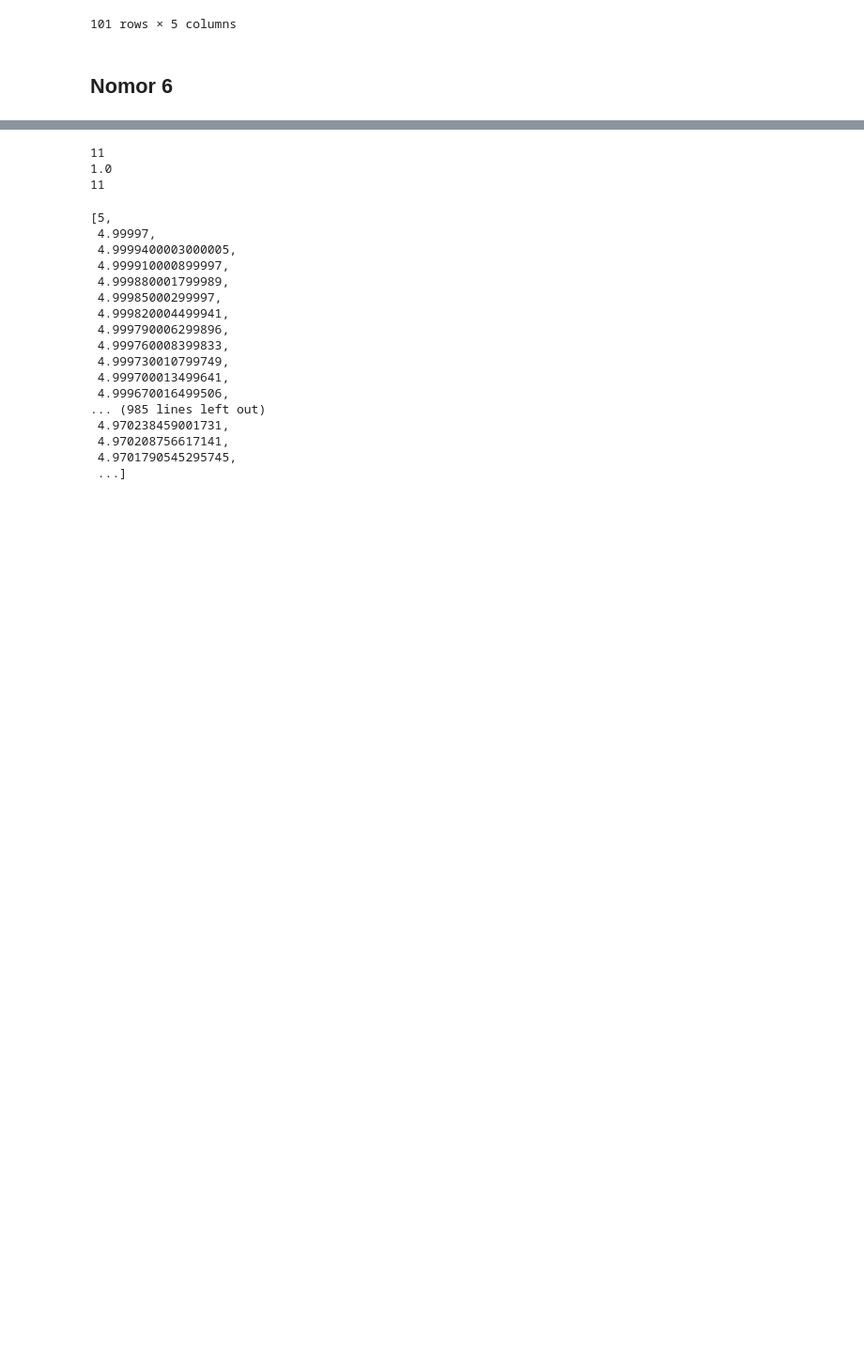
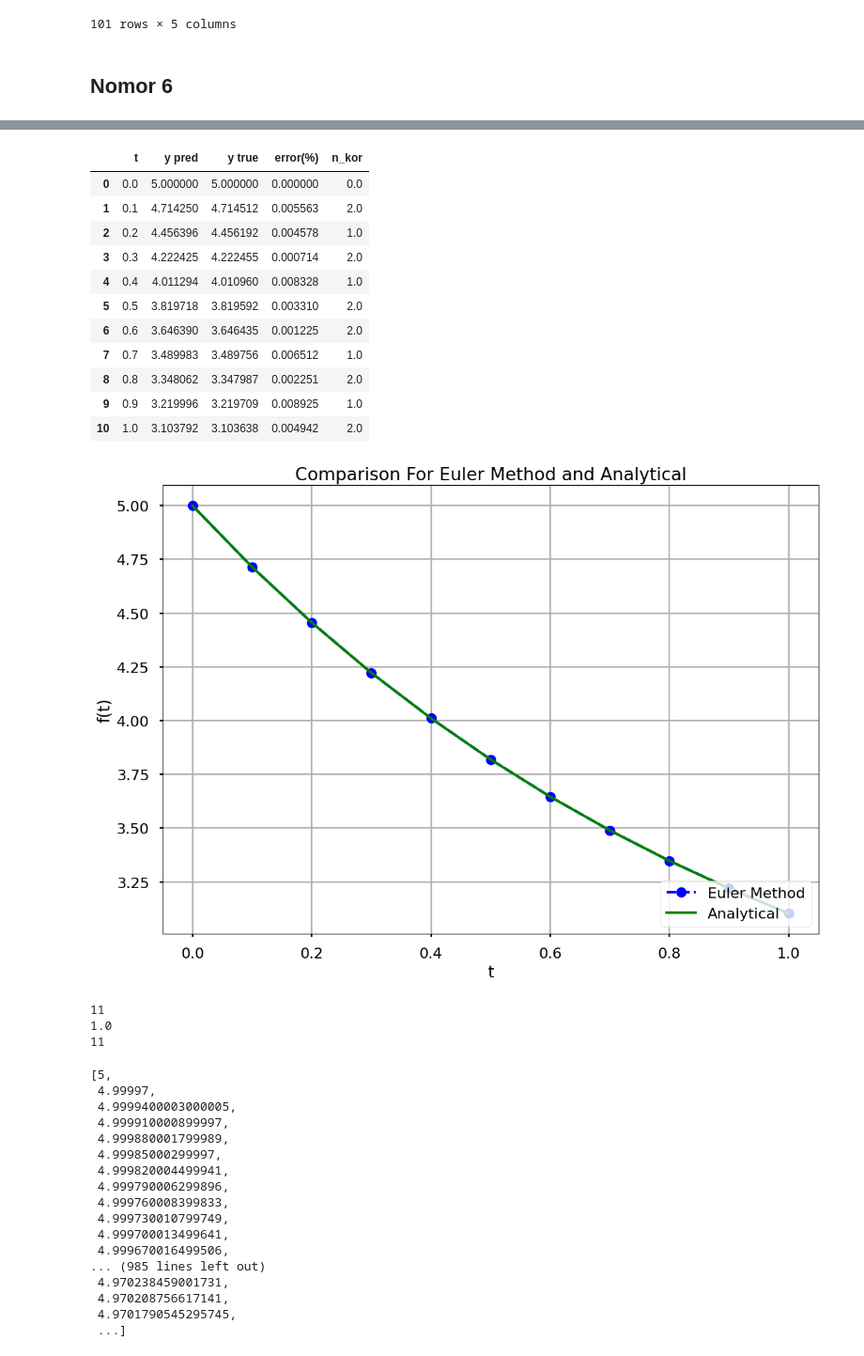
Before and after one commit to RendiZein/Metode-Rekayasa-Komputasi, a Jupyter notebook: Euler Method.ipynb, the cells around one changed output, grey strips where cells are left out. Shown at 94% size. Saved outputs shown, nothing was run; the diff lists cells and outputs as text; code cells hidden in the pictures; blank space fills up the shorter version.

```diff
--- a/Euler Method.ipynb
+++ b/Euler Method.ipynb
@@ -461,3 +533,19 @@ euler_no_5(delta_t=0.01)
+# %%
+euler_no_6(delta_t=0.1, er=0.01)
+# %% [output]
+|  | t | y pred | y true | error(%) | n_kor |
+| 0 | 0.0 | 5.000000 | 5.000000 | 0.000000 | 0.0 |
+| 1 | 0.1 | 4.714250 | 4.714512 | 0.005563 | 2.0 |
+| 2 | 0.2 | 4.456396 | 4.456192 | 0.004578 | 1.0 |
+| 3 | 0.3 | 4.222425 | 4.222455 | 0.000714 | 2.0 |
+| 4 | 0.4 | 4.011294 | 4.010960 | 0.008328 | 1.0 |
+| 5 | 0.5 | 3.819718 | 3.819592 | 0.003310 | 2.0 |
+| 6 | 0.6 | 3.646390 | 3.646435 | 0.001225 | 2.0 |
+| 7 | 0.7 | 3.489983 | 3.489756 | 0.006512 | 1.0 |
+| 8 | 0.8 | 3.348062 | 3.347987 | 0.002251 | 2.0 |
+| 9 | 0.9 | 3.219996 | 3.219709 | 0.008925 | 1.0 |
+| 10 | 1.0 | 3.103792 | 3.103638 | 0.004942 | 2.0 |
+[figure, added]
 # %%
 plt.style.use('seaborn-poster')
 %matplotlib inline
```
Also changed, not shown: parts of 4 cells of this notebook.
